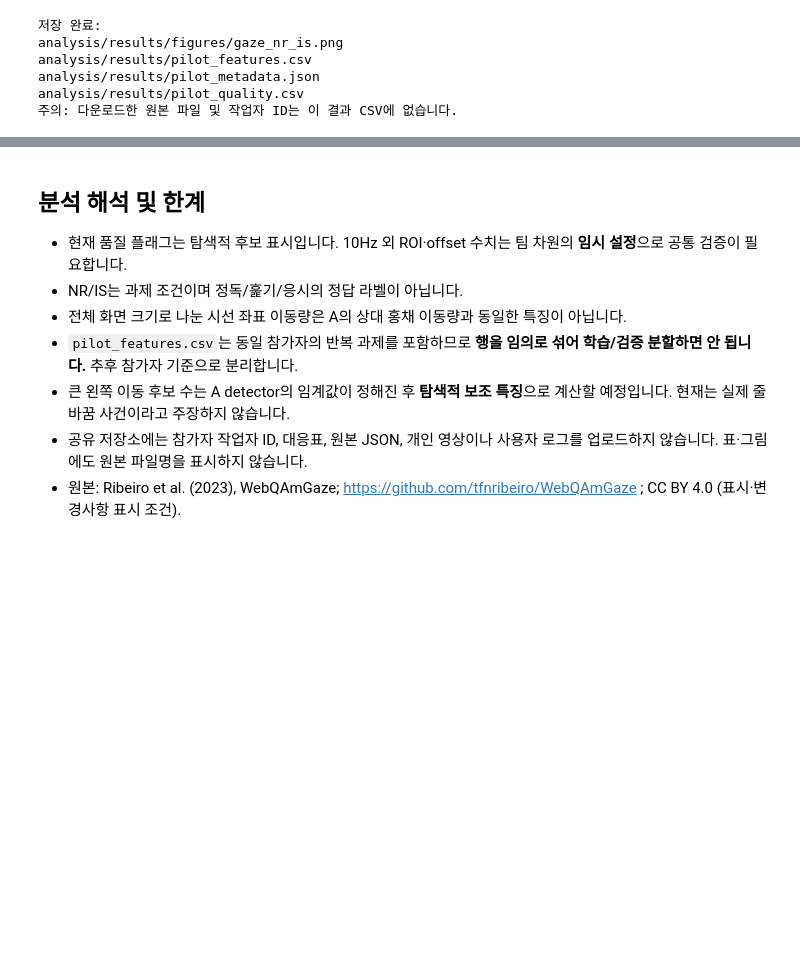
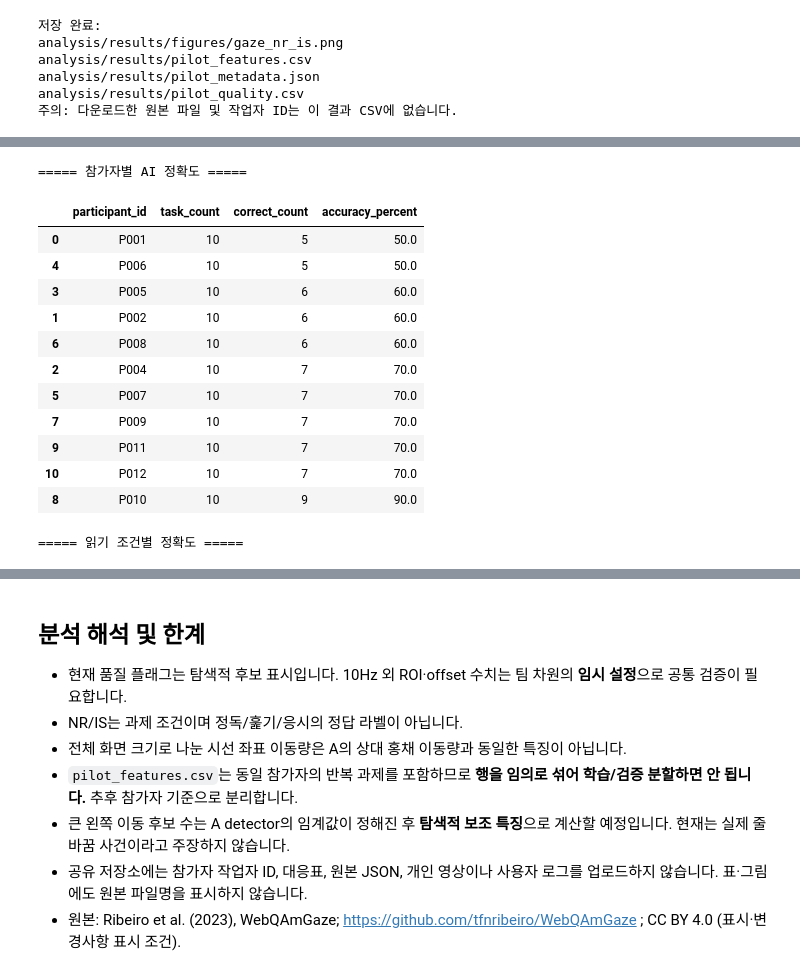
Before and after one commit to kuyhxl/NunDojang, a Jupyter notebook: analysis/notebooks/01_webqamgaze_pilot.ipynb, the cells around one changed output, grey strips where cells are left out. Cells and saved outputs as stored; diff of their text form; code cells hidden in the pictures; blank space fills up the shorter version.

```diff
--- a/analysis/notebooks/01_webqamgaze_pilot.ipynb
+++ b/analysis/notebooks/01_webqamgaze_pilot.ipynb
@@ -246,0 +866,80 @@ analysis/results/pilot_quality.csv
+# %%
+
+# STEP 9: 참가자별 AI 성능 분석
+
+import numpy as np
+import pandas as pd
+from pathlib import Path
+
+# 이전 STEP 8에서 계산한 실제 정답과 AI 예측
+error_df = pd.DataFrame({
+    "participant_id": ai_df["participant_id"].to_numpy(),
+    "actual": np.where(y.to_numpy() == 0, "NR", "IS"),
+    "predicted": np.where(
+        np.asarray(gaze_predictions) == 0, "NR", "IS"
+    )
+})
+
+# 정답 여부 확인
+error_df["correct"] = (
+    error_df["actual"] == error_df["predicted"]
+)
+
+# 참가자별 정확도
+participant_scores = error_df.groupby(
+    "participant_id"
+).agg(
+    task_count=("correct", "size"),
+    correct_count=("correct", "sum"),
+    accuracy=("correct", "mean")
+).reset_index()
+
+participant_scores["accuracy_percent"] = (
+    participant_scores["accuracy"] * 100
+).round(1)
+
+# 정확도가 낮은 참가자부터 정렬
+participant_scores = participant_scores.sort_values(
+    "accuracy"
+)
+
+print("===== 참가자별 AI 정확도 =====")
+display(participant_scores[[
+    "participant_id",
+    "task_count",
+    "correct_count",
+    "accuracy_percent"
+]])
+
+# NR과 IS 각각의 정확도
+print("\n===== 읽기 조건별 정확도 =====")
+display(
+    error_df.groupby("actual")["correct"]
+    .agg(["count", "mean"]).round(3)
+)
+
+# 결과 저장
+output_dir = Path("analysis/results")
+output_dir.mkdir(parents=True, exist_ok=True)
+
+participant_scores.to_csv(
+    output_dir / "participant_model_scores.csv",
+    index=False
+)
+
+print("\n결과 저장 완료!")
+# %% [output]
+===== 참가자별 AI 정확도 =====
+|  | participant_id | task_count | correct_count | accuracy_percent |
+| 0 | P001 | 10 | 5 | 50.0 |
+| 4 | P006 | 10 | 5 | 50.0 |
+| 3 | P005 | 10 | 6 | 60.0 |
+| 1 | P002 | 10 | 6 | 60.0 |
+| 6 | P008 | 10 | 6 | 60.0 |
+| 2 | P004 | 10 | 7 | 70.0 |
+| 5 | P007 | 10 | 7 | 70.0 |
+| 7 | P009 | 10 | 7 | 70.0 |
+| 9 | P011 | 10 | 7 | 70.0 |
+| 10 | P012 | 10 | 7 | 70.0 |
+| 8 | P010 | 10 | 9 | 90.0 |
+===== 읽기 조건별 정확도 =====
```
Also changed, not shown: parts of 20 cells of this notebook.
